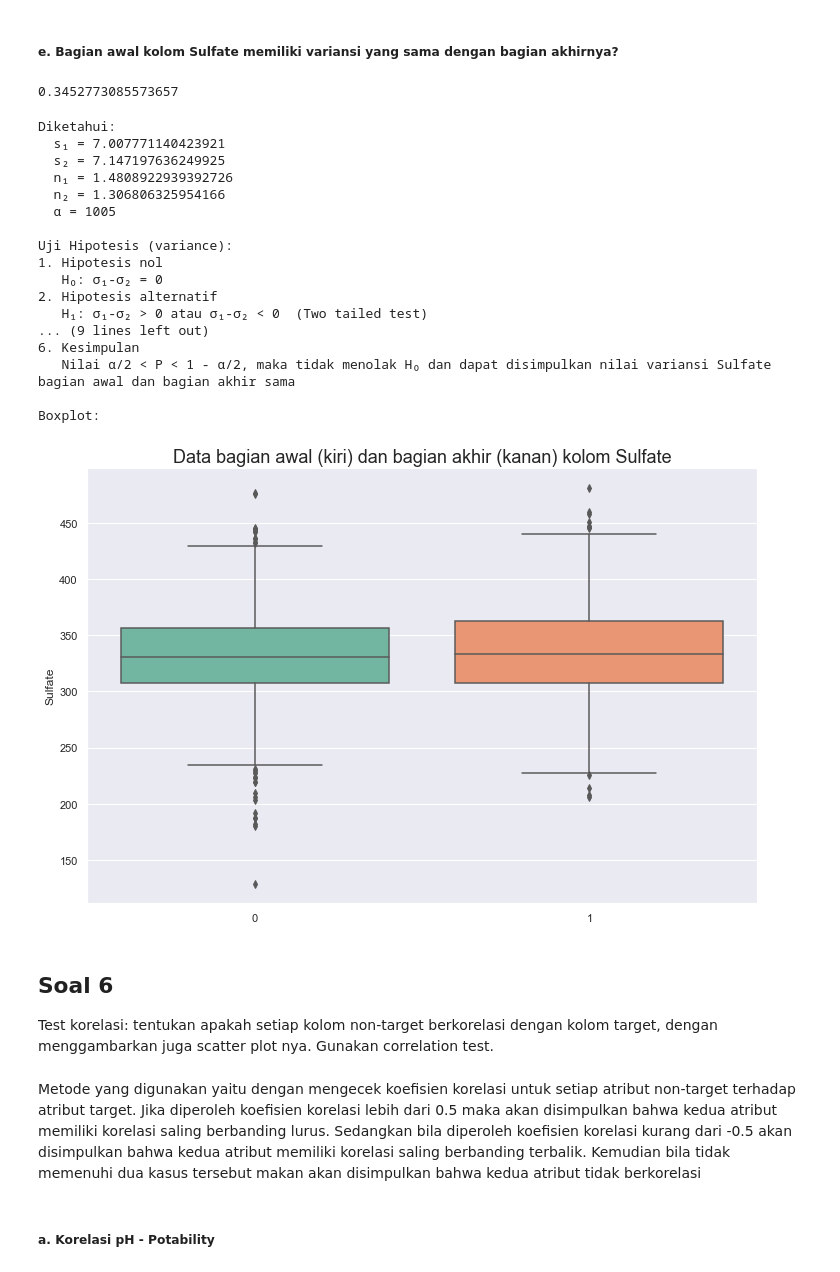
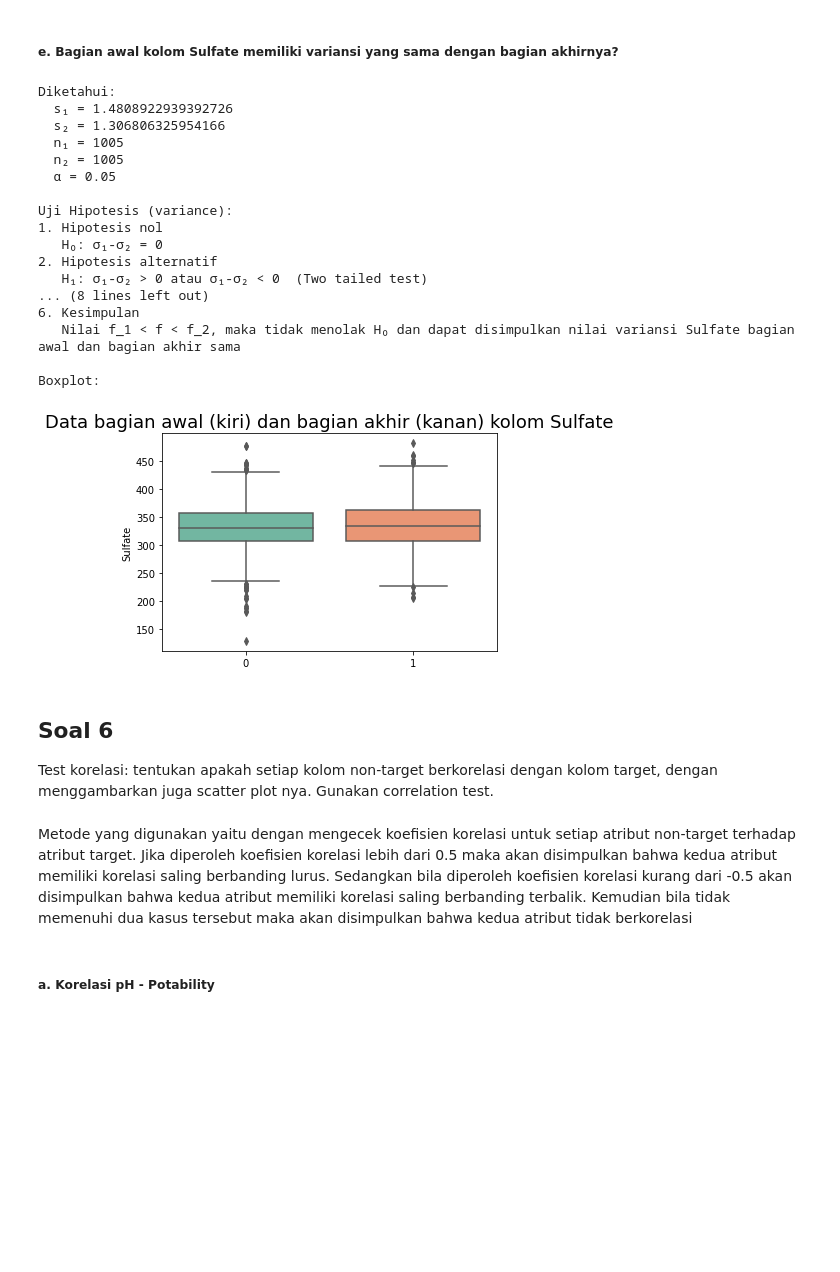
Before and after one commit to HanselTanoto/Tubes-Probstat, a Jupyter notebook: K01-T1-IF2220-13520022.ipynb, the cells around one changed output. Saved outputs shown, nothing was run; the diff lists cells and outputs as text; code cells hidden in the pictures; blank space fills up the shorter version.

```diff
--- a/K01-T1-IF2220-13520022.ipynb
+++ b/K01-T1-IF2220-13520022.ipynb
@@ -926,9 +932,5 @@ Boxplot:
 # %% [markdown]
 ##### e. Bagian awal kolom Sulfate memiliki variansi yang sama dengan bagian akhirnya?
-# %%
-st.f.ppf(q=0.05,dfn=11,dfd=9)
-# %% [output]
-0.3452773085573657
 # %%
 # Split data into two
 dataSulfate1=water_potability["Sulfate"][:len(water_potability)//2]
@@ -943,57 +945,55 @@ h_0=0
 f_1=st.f.ppf(q=alpha/2,dfn=11,dfd=9)
 f_2=st.f.ppf(q=1-alpha/2,dfn=11,dfd=9)
 
-print("Diketahui:\n  s₁ = {}\n  s₂ = {}\n  n₁ = {}\n  n₂ = {}\n  α = {}\n".format(x_bar_1,x_bar_2,sigma_1,sigma_2,n_1,n_2,d_0,alpha))
+print("Diketahui:\n  s₁ = {}\n  s₂ = {}\n  n₁ = {}\n  n₂ = {}\n  α = {}\n".format(sigma_1,sigma_2,n_1,n_2,alpha))
 print("Uji Hipotesis (variance):")
 print("1. Hipotesis nol\n   H₀: σ₁-σ₂ = {}".format(h_0))
 print("2. Hipotesis alternatif\n   H₁: σ₁-σ₂ > {} atau σ₁-σ₂ < {}  (Two tailed test)".format(h_0,h_0))
 print("3. Tingkat signifikan\n   α = {}".format(alpha))
-print("4. Daerah kritis\n   z < {:.3f} atau z > {:.3f} , diperoleh dari nilai z yang memenuhi P(F > f) = 1 - α/2 = {} atau P(F > f) = α/2 = {}".format(f_1, f_2, (1 - alpha/2), alpha/2,))
+print("4. Daerah kritis\n   f < {:.3f} atau f > {:.3f} , diperoleh dari nilai f yang memenuhi P(F > f) = 1 - α/2 = {} atau P(F > f) = α/2 = {}".format(f_1, f_2, (1 - alpha/2), alpha/2,))
 print("5. Perhitungan p-value")
 print("   f = s₁²/s₂²")
 print("   f = {}²/{}²".format(s_1,s_2))
 f = s_1**2/s_2**2
 print("   f = {:.3f}".format(f))
-P = st.norm.cdf(f)
-print("   P = {}".format(P))
 print("6. Kesimpulan")
-if (P > 1-alpha/2):
-    print("   Nilai P > 1 - α/2, maka tolak H₀ dan dapat disimpulkan nilai variansi Sulfate bagian awal dan bagian akhir berbeda")
-elif (P < alpha/2):
-    print("   Nilai P < α/2, maka tolak H₀ dan dapat disimpulkan nilai variansi Sulfate bagian awal dan bagian akhir berbeda")
+if (f < f_1):
+    print("   Nilai f < f_1, maka tolak H₀ dan dapat disimpulkan nilai variansi Sulfate bagian awal dan bagian akhir berbeda")
+elif (f > f_2):
+    print("   Nilai f > f_2, maka tolak H₀ dan dapat disimpulkan nilai variansi Sulfate bagian awal dan bagian akhir berbeda")
 else:
-    print("   Nilai α/2 < P < 1 - α/2, maka tidak menolak H₀ dan dapat disimpulkan nilai variansi Sulfate bagian awal dan bagian akhir sama")
+    print("   Nilai f_1 < f < f_2, maka tidak menolak H₀ dan dapat disimpulkan nilai variansi Sulfate bagian awal dan bagian akhir sama")
 
 print("\nBoxplot:")
 
 sns.boxplot(data = [dataSulfate1, dataSulfate2], palette = 'Set2')
 plt.title("Data bagian awal (kiri) dan bagian akhir (kanan) kolom Sulfate", size=18)
 plt.ylabel("Sulfate")
 plt.show()
 # %% [output]
 Diketahui:
-  s₁ = 7.007771140423921
-  s₂ = 7.147197636249925
-  n₁ = 1.4808922939392726
-  n₂ = 1.306806325954166
-  α = 1005
+  s₁ = 1.4808922939392726
+  s₂ = 1.306806325954166
+  n₁ = 1005
+  n₂ = 1005
+  α = 0.05
 
 Uji Hipotesis (variance):
 1. Hipotesis nol
    H₀: σ₁-σ₂ = 0
 2. Hipotesis alternatif
    H₁: σ₁-σ₂ > 0 atau σ₁-σ₂ < 0  (Two tailed test)
-... (9 lines left out)
+... (8 lines left out)
 6. Kesimpulan
-   Nilai α/2 < P < 1 - α/2, maka tidak menolak H₀ dan dapat disimpulkan nilai variansi Sulfate bagian awal dan bagian akhir sama
+   Nilai f_1 < f < f_2, maka tidak menolak H₀ dan dapat disimpulkan nilai variansi Sulfate bagian awal dan bagian akhir sama
 
 Boxplot:
-[figure, old version]
+[figure, new version]
 # %% [markdown]
 ## Soal 6
 Test korelasi: tentukan apakah setiap kolom non-target berkorelasi dengan kolom target, dengan menggambarkan juga scatter plot nya. Gunakan correlation test.
 # %% [markdown]
-Metode yang digunakan yaitu dengan mengecek koefisien korelasi untuk setiap atribut non-target terhadap atribut target. Jika diperoleh koefisien korelasi lebih dari 0.5 maka akan disimpulkan bahwa kedua atribut memiliki korelasi saling berbanding lurus. Sedangkan bila diperoleh koefisien korelasi kurang dari -0.5 akan disimpulkan bahwa kedua atribut memiliki korelasi saling berbanding terbalik. Kemudian bila tidak memenuhi dua kasus tersebut makan akan disimpulkan bahwa kedua atribut tidak berkorelasi
+Metode yang digunakan yaitu dengan mengecek koefisien korelasi untuk setiap atribut non-target terhadap atribut target. Jika diperoleh koefisien korelasi lebih dari 0.5 maka akan disimpulkan bahwa kedua atribut memiliki korelasi saling berbanding lurus. Sedangkan bila diperoleh koefisien korelasi kurang dari -0.5 akan disimpulkan bahwa kedua atribut memiliki korelasi saling berbanding terbalik. Kemudian bila tidak memenuhi dua kasus tersebut maka akan disimpulkan bahwa kedua atribut tidak berkorelasi
 # %% [markdown]
 ##### a. Korelasi pH - Potability
 # %%
```
Also changed, not shown: parts of 19 cells of this notebook.
